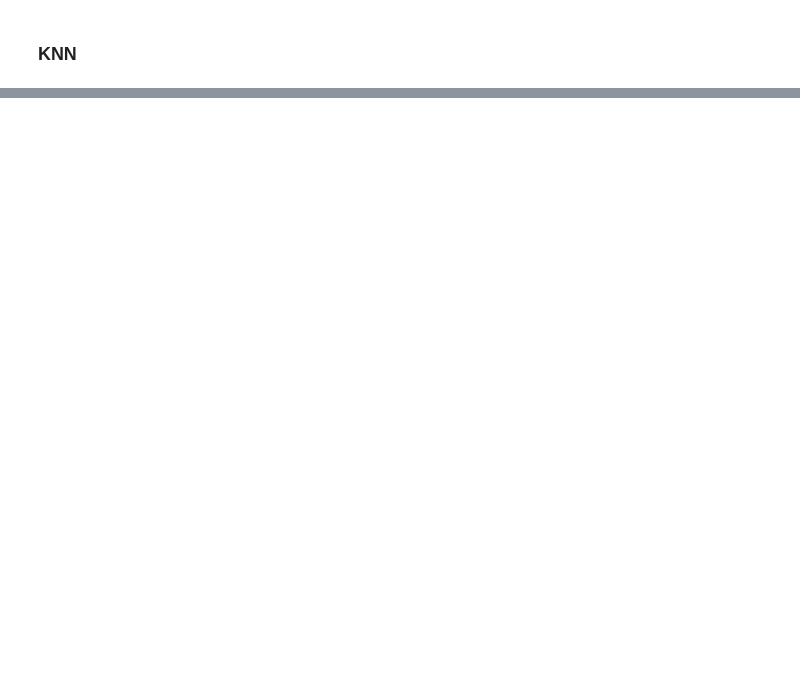
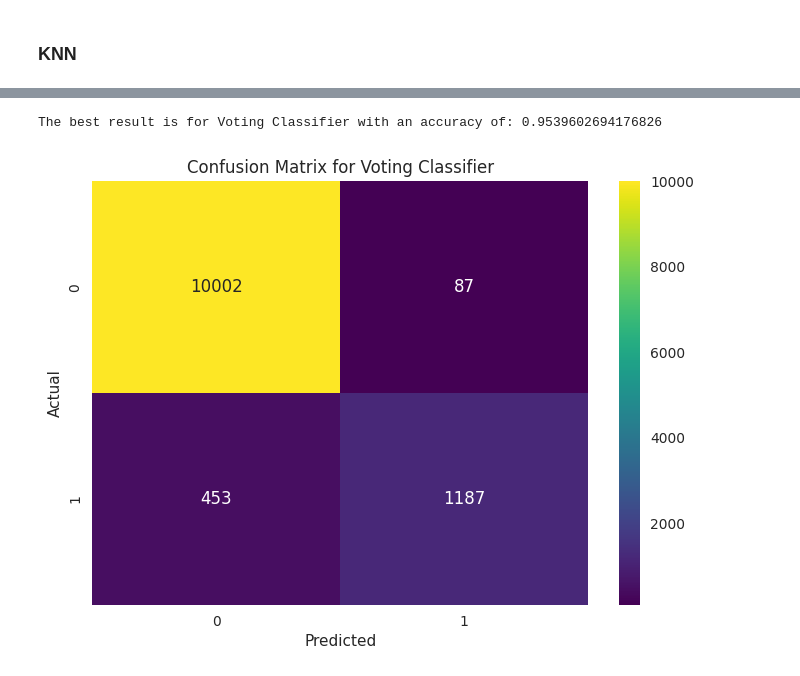
Before and after one commit to Gaurav23V/tabular_modeling, a Jupyter notebook: notebook.ipynb, the cells around one changed output, grey strips where cells are left out. Saved outputs shown, nothing was run; the diff lists cells and outputs as text; code cells hidden in the pictures; blank space fills up the shorter version.

```diff
--- a/notebook.ipynb
+++ b/notebook.ipynb
@@ -395,0 +584,78 @@ plt.show()
+# %%
+# Initialize results list
+results = []
+
+# Separate features and target variable
+X = df.drop(columns=['loan_status'])
+y = df['loan_status']
+
+# Normalize features
+Scaler = MinMaxScaler(feature_range=(0, 1))
+norm_x = Scaler.fit_transform(X)
+X_norm = pd.DataFrame(norm_x, columns=list(X.columns))
+
+# Split the dataset into training and testing sets
+x_train, x_test, y_train, y_test = train_test_split(X_norm, y, test_size=0.2, random_state=0)
+
+# Define and train Random Forest Classifier
+rf_model = RandomForestClassifier(n_estimators=100, random_state=0)
+rf_model.fit(x_train, y_train)
+y_pred_rf = rf_model.predict(x_test)
+
+# Evaluate Random Forest
+cm_rf = metrics.confusion_matrix(y_test, y_pred_rf)
+accuracy_rf = metrics.accuracy_score(y_test, y_pred_rf)
+precision_rf = metrics.precision_score(y_test, y_pred_rf)
+recall_rf = metrics.recall_score(y_test, y_pred_rf)
+results.append(('Random Forest', None, None, accuracy_rf, precision_rf, recall_rf, cm_rf[0, 0], cm_rf[0, 1], cm_rf[1, 0], cm_rf[1, 1]))
+
+# Define and train Voting Classifier with XGBoost and LightGBM
+voting_model = VotingClassifier(
+    estimators=[
+        ('xgb', xgb.XGBClassifier(use_label_encoder=False, eval_metric='logloss', random_state=0)),
+        ('lgb', lgb.LGBMClassifier(objective='binary', metric='binary_logloss', verbosity=-1))
+    ],
+    voting='soft'  # Use soft voting to consider predicted probabilities
+)
+
+voting_model.fit(x_train, y_train)
+y_pred_voting = voting_model.predict(x_test)
+
+# Evaluate Voting Classifier
+cm_voting = metrics.confusion_matrix(y_test, y_pred_voting)
+accuracy_voting = metrics.accuracy_score(y_test, y_pred_voting)
+precision_voting = metrics.precision_score(y_test, y_pred_voting)
+recall_voting = metrics.recall_score(y_test, y_pred_voting)
+results.append(('Voting Classifier', None, None, accuracy_voting, precision_voting, recall_voting, cm_voting[0, 0], cm_voting[0, 1], cm_voting[1, 0], cm_voting[1, 1]))
+
+# Create a DataFrame for the results
+results_df = pd.DataFrame(results, columns=['Model', 'penalty', 'C', 'Accuracy', 'Precision', 'Recall', 'True Negatives',
+                                            'False Positives', 'False Negatives', 'True Positives'])
+
+# Sort results by accuracy
+results_df.sort_values(by='Accuracy', ascending=False, inplace=True)
+results_df.reset_index(drop=True, inplace=True)
+display(results_df)
+
+print(f'\nThe best result is for {results_df["Model"][0]} with an accuracy of: {results_df["Accuracy"][0]}\n')
+
+# Plot confusion matrix for the best model
+sns.heatmap([[results_df['True Negatives'][0], results_df['False Positives'][0]],
+             [results_df['False Negatives'][0], results_df['True Positives'][0]]], annot=True, fmt='d', cmap='viridis')
+plt.ylabel('Actual')
+plt.xlabel('Predicted')
+plt.title(f'Confusion Matrix for {results_df["Model"][0]}')
+plt.show()
+
+# Visualize ROC AUC for the best model
+best_model_name = results_df["Model"][0]
+if best_model_name == "Random Forest":
+    best_model = rf_model
+else:
+    best_model = voting_model
+
+visualizer = ROCAUC(best_model)
+visualizer.fit(x_train, y_train)
+visualizer.score(x_test, y_test)
+visualizer.show();
+# %% [output]
@@ -395,0 +668,2 @@ plt.show()
+The best result is for Voting Classifier with an accuracy of: 0.9539602694176826
+[figure, added]
```
Also changed, not shown: parts of 16 cells of this notebook, 5 other files.
